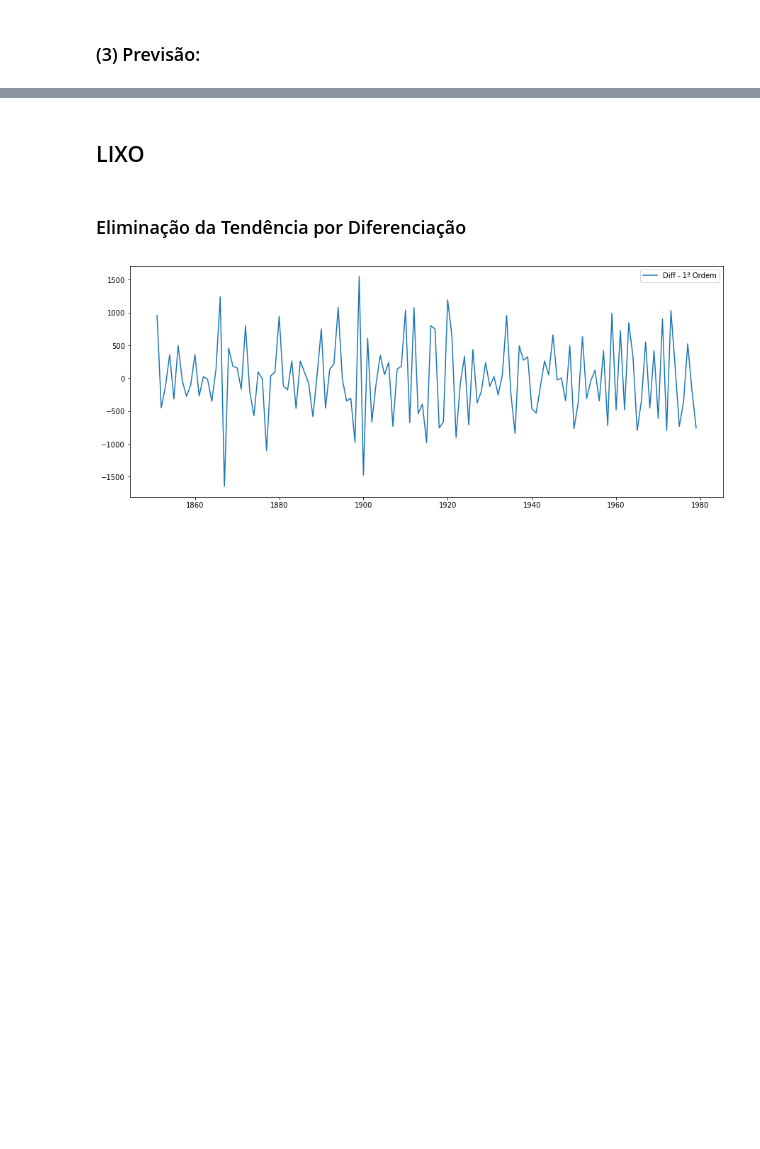
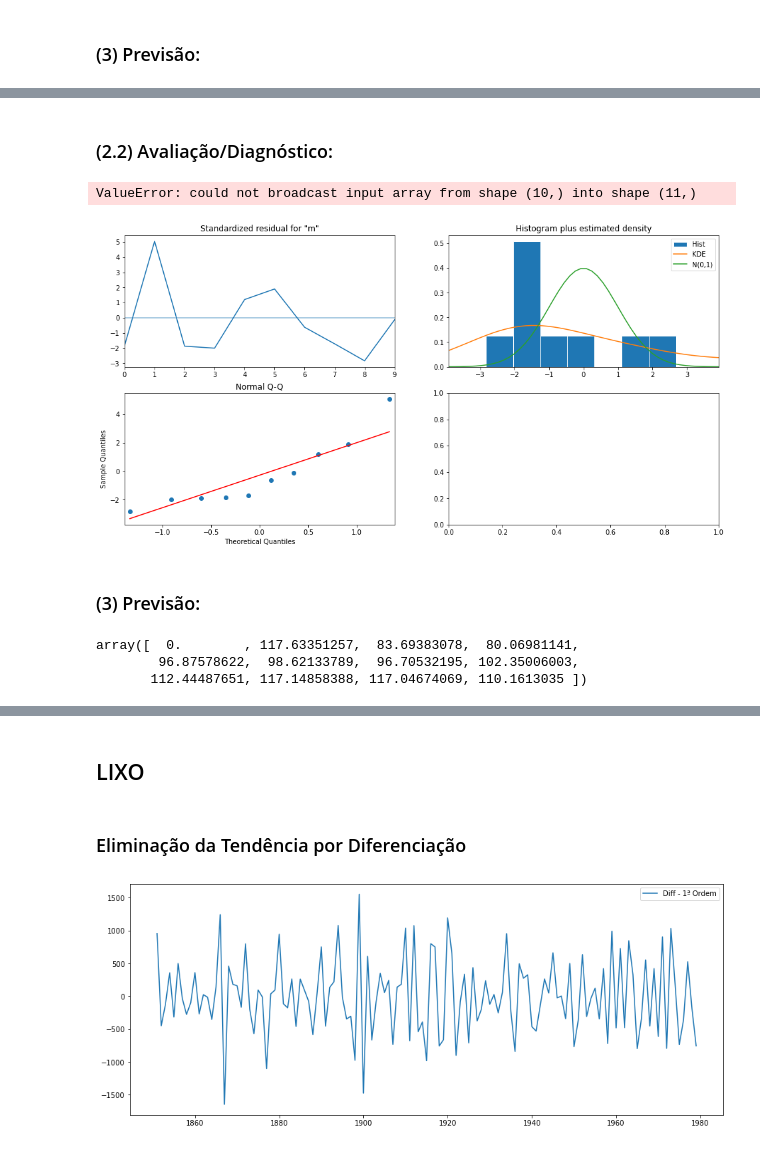
Before and after one commit to Fernandaqsouza/MBA_Forecasting, a Jupyter notebook: ProjetoFinal_OilProductionTonnes.ipynb, the cells around one changed output, grey strips where cells are left out. Saved outputs shown, nothing was run; the diff lists cells and outputs as text; code cells hidden in the pictures; blank space fills up the shorter version.

```diff
--- a/ProjetoFinal_OilProductionTonnes.ipynb
+++ b/ProjetoFinal_OilProductionTonnes.ipynb
@@ -410,0 +507,5 @@ pred_df
+# %%
+model_auto_arima = auto_arima(df, max_p = 5 , max_q = 5, max_d = 2,
+                         max_P = 2, max_Q = 2, max_D = 2, m = 12,
+                         seasonal = False, trace = True, information_criterion = 'bic',
+                         stepwise = True)
@@ -410,0 +525,4 @@ pred_df
+# %%
+arima_model = ARIMA(train, order = model_auto_arima.order).fit()
+arima_result = arima_model.apply(test)
+arima_result.summary()
@@ -410,0 +546,16 @@ pred_df
+# %% [markdown]
+### (2.2) Avaliação/Diagnóstico:
+# %%
+arima_result.plot_diagnostics(figsize=(16,8));
+# %% [output]
+ValueError: could not broadcast input array from shape (10,) into shape (11,)
+[figure, added]
+# %% [markdown]
+### (3) Previsão:
+# %%
+predict_arima = arima_result.predict().values
+predict_arima
+# %% [output]
+array([  0.        , 117.63351257,  83.69383078,  80.06981141,
+        96.87578622,  98.62133789,  96.70532195, 102.35006003,
+       112.44487651, 117.14858388, 117.04674069, 110.1613035 ])
```
Also changed, not shown: parts of 52 cells of this notebook.
